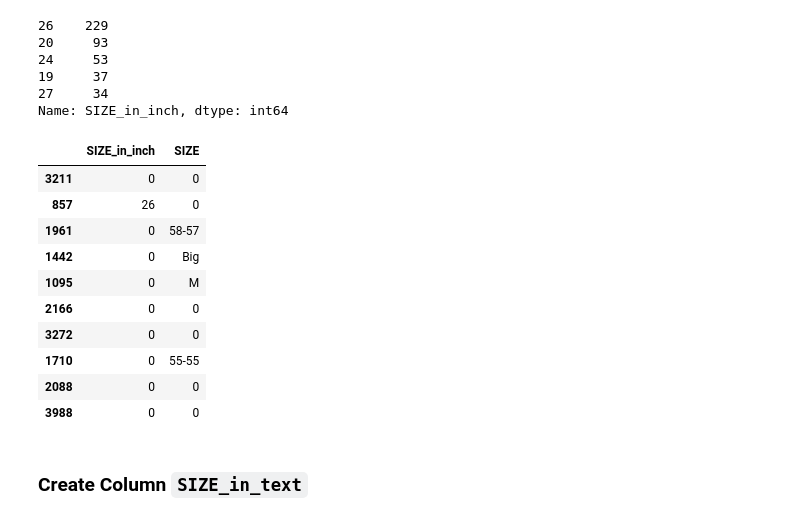
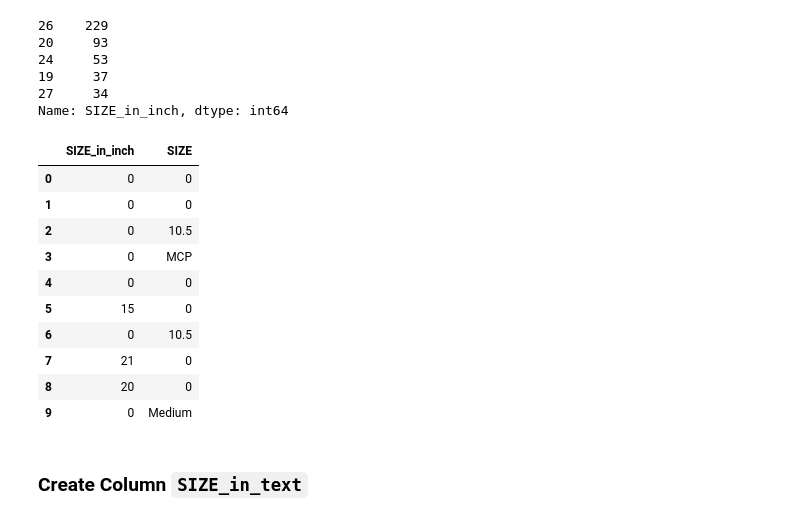
Before and after one commit to lgybas/BIKED_ligy, a Jupyter notebook: BIKED_classification_categories.ipynb, the cells around one changed output. Cells and saved outputs as stored; diff of their text form; code cells hidden in the pictures.

Commit message:
classification with cleaned dataset incl. features

```diff
--- a/BIKED_classification_categories.ipynb
+++ b/BIKED_classification_categories.ipynb
@@ -103,6 +108,11 @@ roadbike = ["ROAD", "TRACK", "TIMETRIAL"]
 off_road = ["MTB", "TRIALS", "DIRT_JUMP", "BMX", "CYCLOCROSS", "GRAVEL", "POLO"]
 everyday = ["TOURING", "COMMUTER", "CITY", "CRUISER", "HYBRID", "CARGO", "CHILDRENS"]
 
-col_i_BIKESTYLE = data.columns.get_loc("BIKESTYLE")
+#col_i_BIKESTYLE = data.columns.get_loc("BIKESTYLE")
+#col_i_category = data.columns.get_loc("category")
+
 data["category"] = "Other"
-col_i_category = data.columns.get_loc("category")
+data.loc[data["BIKESTYLE"].isin(roadbike), "category"] = "Road_Race"
+data.loc[data["BIKESTYLE"].isin(off_road), "category"] = "Off_Road"
+data.loc[data["BIKESTYLE"].isin(everyday), "category"] = "Everyday"
+data.category.value_counts()
@@ -109,11 +124,0 @@ col_i_category = data.columns.get_loc("category")
-# %%
-
-for i in data.index:
-    if data.iloc[i,col_i_BIKESTYLE] in roadbike:
-        data.iloc[i,col_i_category] = "Road_Race"
-    elif data.iloc[i,col_i_BIKESTYLE] in off_road:
-        data.iloc[i, col_i_category] = "Off_Road"
-    elif data.iloc[i, col_i_BIKESTYLE] in everyday:
-        data.iloc[i, col_i_category] = "Everyday"
-
-data.category.value_counts()
@@ -126,3 +125,6 @@ Name: category, dtype: int64
+# %%
+#to defragment (see warning before)
+data = data.copy()
 # %%
 #category Road_Race is quite big
 #can I make it smaller?
@@ -190,8 +192,3 @@ custom     23
 49         22
 24         21
 Name: SIZE, dtype: int64
-# %%
-# to do it now, I will take the SIZE column from the reduced dataset
-data["SIZE"] = reduced["SIZE"]
-data.loc[data["SIZE"].isna() == True, "SIZE"] = 0
-data.SIZE.value_counts()
@@ -380,24 +376,24 @@ Name: SIZE_in_inch, dtype: int64
 # %%
 # in `SIZE_inch` - Set all is_na_values to 0
 data.loc[data["SIZE_in_inch"].isna() == True, "SIZE_in_inch"] = 0
 data.SIZE_in_inch.value_counts().head()
 
 # In `SIZE` set all values to 0 when they are already in SIZE_in_inch
 data.loc[(data["SIZE_in_inch"] != 0), "SIZE"] = 0
 
-data.loc[:, ["SIZE_in_inch", "SIZE"]].sample(10) # yay! it worked!
+data.loc[:, ["SIZE_in_inch", "SIZE"]].head(10) # yay! it worked!
 # %% [output]
 |  | SIZE_in_inch | SIZE |
-| 3211 | 0 | 0 |
-| 857 | 26 | 0 |
-| 1961 | 0 | 58-57 |
-| 1442 | 0 | Big |
-| 1095 | 0 | M |
-| 2166 | 0 | 0 |
-| 3272 | 0 | 0 |
-| 1710 | 0 | 55-55 |
-| 2088 | 0 | 0 |
-| 3988 | 0 | 0 |
+| 0 | 0 | 0 |
+| 1 | 0 | 0 |
+| 2 | 0 | 10.5 |
+| 3 | 0 | MCP |
+| 4 | 0 | 0 |
+| 5 | 15 | 0 |
+| 6 | 0 | 10.5 |
+| 7 | 21 | 0 |
+| 8 | 20 | 0 |
+| 9 | 0 | Medium |
 # %% [markdown]
 ### Create Column `SIZE_in_text`
 # %%
```
Also changed, not shown: parts of 16 cells of this notebook, 4 other files.
